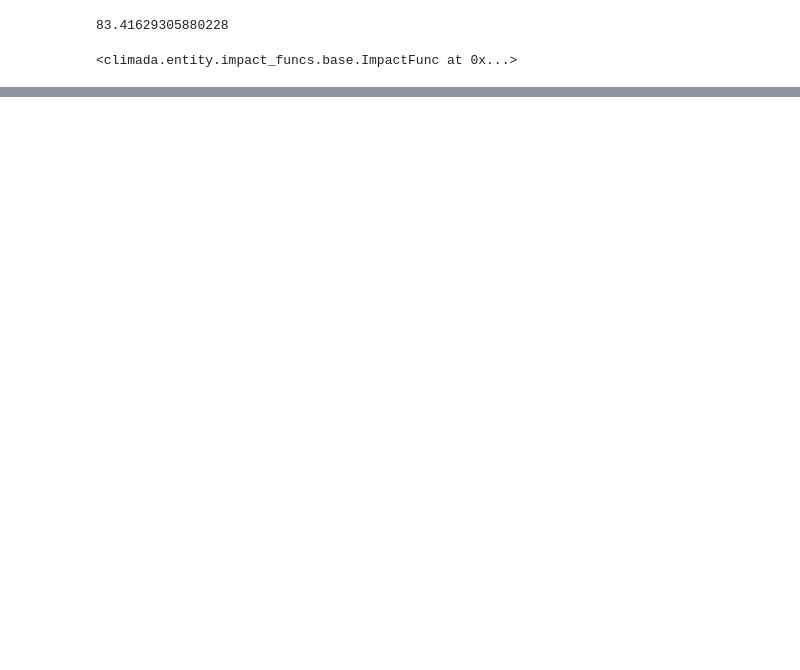
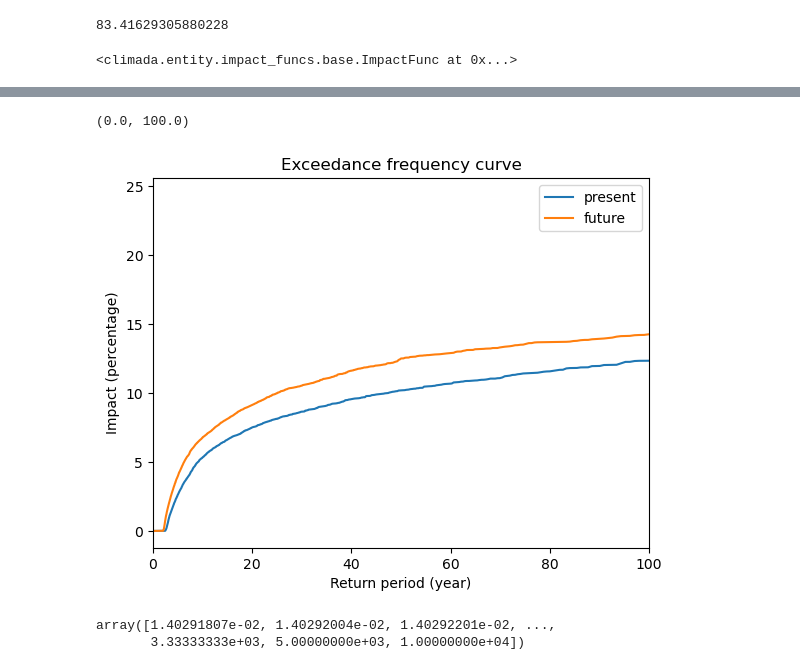
Before and after one commit to Evelyn-M/mozambique_healthcare, a Jupyter notebook: health_tc_cc.ipynb, the cells around one changed output, grey strips where cells are left out. Saved outputs shown, nothing was run; the diff lists cells and outputs as text; code cells hidden in the pictures; blank space fills up the shorter version.

```diff
--- a/health_tc_cc.ipynb
+++ b/health_tc_cc.ipynb
@@ -115,0 +122,25 @@ change_imp.plot_scatter_eai_exposure(s=30, vmax=80,vmin=1)
+# %%
+M = np.mean(imp_hospitals_present.imp_mat.todense(), axis=1)
+M = np.squeeze(np.asarray(M))
+
+M2 = np.mean(imp_hospitals_future.imp_mat.todense(), axis=1)
+M2 = np.squeeze(np.asarray(M2))
+# %%
+imp_hospitals_present.at_event = M
+imp_hospitals_future.at_event = M2
+fig, ax = plt.subplots()
+
+imp_hospitals_present.calc_freq_curve().plot(axis=ax, label='present')
+imp_hospitals_future.calc_freq_curve().plot(axis=ax,  label='future')
+ax.legend()
+
+
+ax.set_xlim(0,100)
+# %% [output]
+(0.0, 100.0)
+[figure, added]
+# %%
+imp_hospitals_present.calc_freq_curve().impact[]
+# %% [output]
+array([1.40291807e-02, 1.40292004e-02, 1.40292201e-02, ...,
+       3.33333333e+03, 5.00000000e+03, 1.00000000e+04])
```
Also changed, not shown: parts of 17 cells of this notebook, 1 other file.
